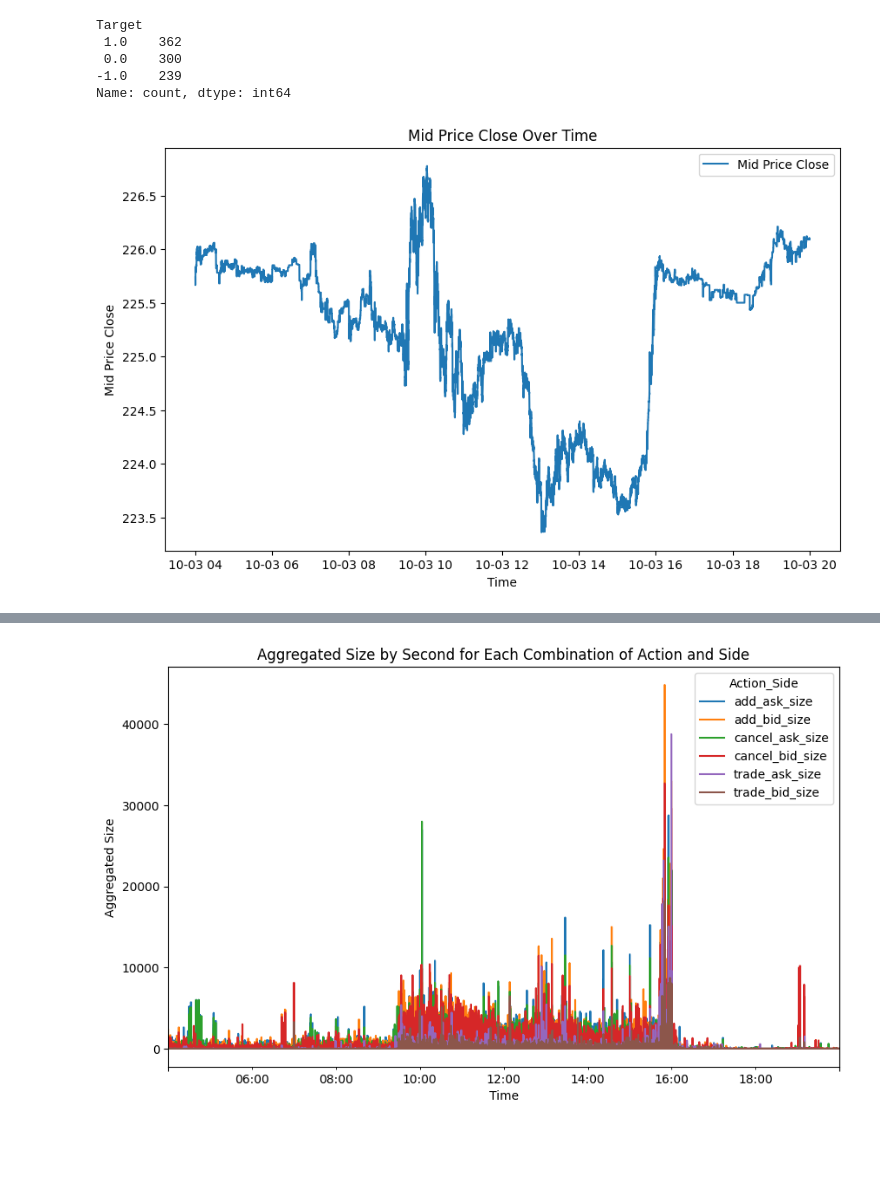
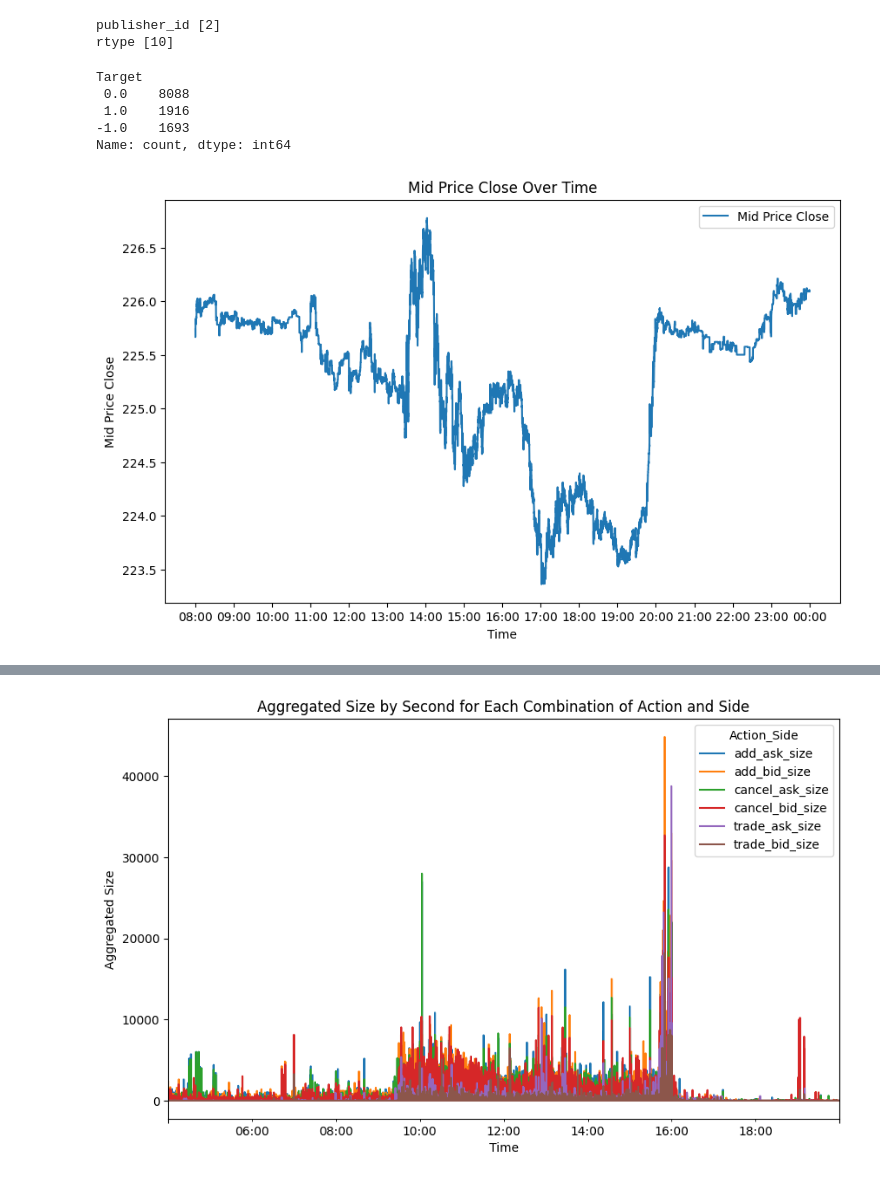
Before and after one commit to LiaoLaurent/Stock-Prediction-Deep-Leaning, a Jupyter notebook: feature_engineering.ipynb, the cells around one changed output, grey strips where cells are left out. Saved outputs shown, nothing was run; the diff lists cells and outputs as text; code cells hidden in the pictures; blank space fills up the shorter version.

```diff
--- a/feature_engineering.ipynb
+++ b/feature_engineering.ipynb
@@ -17,2 +32,8 @@ Trying to import the above resulted in these errors:
+# %%
+print('publisher_id', df["publisher_id"].unique())
+print( 'rtype', df["rtype"].unique())
+# %% [output]
+publisher_id [2]
+rtype [10]
 # %%
 df["mid_price"] = df[["ask_px_00", "bid_px_00"]].mean(axis=1)
@@ -38,7 +59,7 @@ mid_prices = pd.DataFrame({
     'mid_price_mean': mid_prices_mean
 })
 # %%
-mid_prices["Returns"] = mid_prices["mid_price_close"].pct_change()
+mid_prices["Returns"] = mid_prices["mid_price_close"].pct_change() # return calculation in pct, it's
 
 # Define a threshold for significant returns
 threshold = 0.0
@@ -47,28 +68,32 @@ threshold = 0.0
 mid_prices["Target"] = mid_prices["Returns"].apply(lambda x: np.sign(x) if abs(x) > threshold else 0)
 mid_prices.dropna(inplace=True)
 
-open_time = "2024-10-03 15:30:00"
-close_time = "2024-10-03 16:00:00"
+open_time = "2024-10-03 13:30:00"
+close_time = "2024-10-03 20:00:00"
 
 price_between_time = mid_prices.loc[open_time:close_time]
 
 price_between_time["Target"].value_counts()
 # %% [output]
 Target
- 1.0    362
- 0.0    300
--1.0    239
+ 0.0    8088
+ 1.0    1916
+-1.0    1693
 Name: count, dtype: int64
 # %%
-plt.figure(figsize=(10, 6))
-plt.plot(mid_prices.index, mid_prices['mid_price_close'], label='Mid Price Close')
+import matplotlib.dates as mdates
+
+fig, ax = plt.subplots(figsize=(10, 6))
+ax.plot(mid_prices.index, mid_prices['mid_price_close'], label='Mid Price Close')
+ax.xaxis.set_major_locator(mdates.HourLocator())
+ax.xaxis.set_major_formatter(mdates.DateFormatter('%H:%M'))
 plt.title('Mid Price Close Over Time')
 plt.xlabel('Time')
 plt.ylabel('Mid Price Close')
 plt.legend()
 plt.show()
 # %% [output]
-[figure, old version]
+[figure, new version]
 # %%
 # Group by ts_event, action, and side, then sum the sizes
 grouped = df.groupby([pd.Grouper(freq='s'), 'action', 'side'])['size'].sum().reset_index()
```
Also changed, not shown: parts of 7 cells of this notebook, 1 other file.
